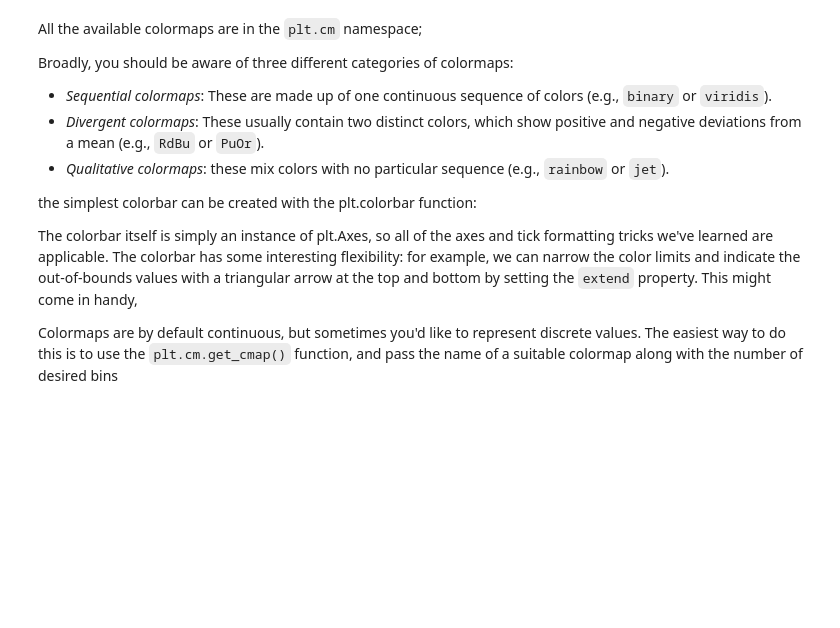
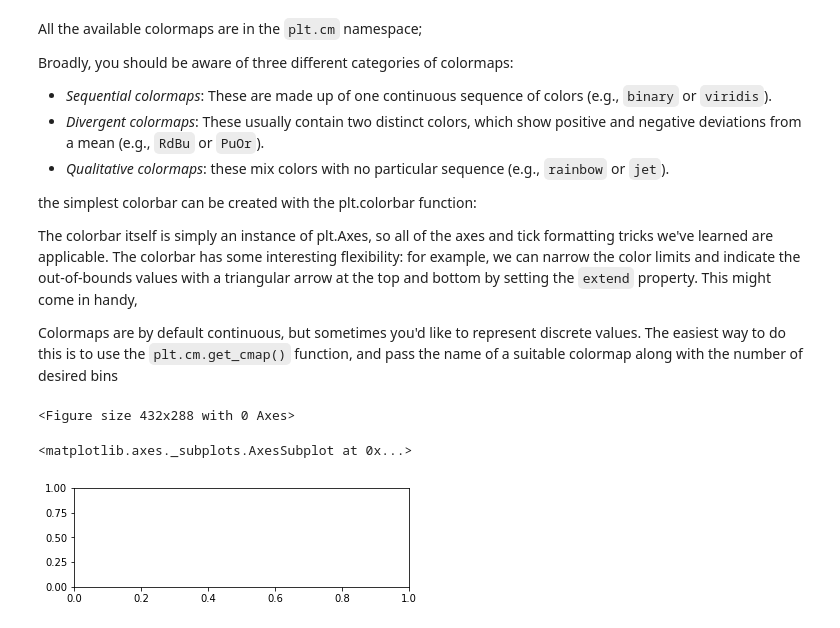
Before and after one commit to johngolt/golt, a Jupyter notebook: PycharmProjects/Work/可视化/技巧.ipynb, the cells around one changed output. Saved outputs shown, nothing was run; the diff lists cells and outputs as text; code cells hidden in the pictures; blank space fills up the shorter version.

```diff
--- a/PycharmProjects/Work/可视化/技巧.ipynb
+++ b/PycharmProjects/Work/可视化/技巧.ipynb
@@ -588,0 +459,9 @@ The easiest way to do this is to use the ``plt.cm.get_cmap()`` function, and pas
+# %%
+fig = plt.figure()
+# %% [output]
+<Figure size 432x288 with 0 Axes>
+# %%
+plt.subplots
+# %% [output]
+<matplotlib.axes._subplots.AxesSubplot at 0x...>
+[figure, added]
```
Also changed, not shown: parts of 8 cells of this notebook, 27 other files.
